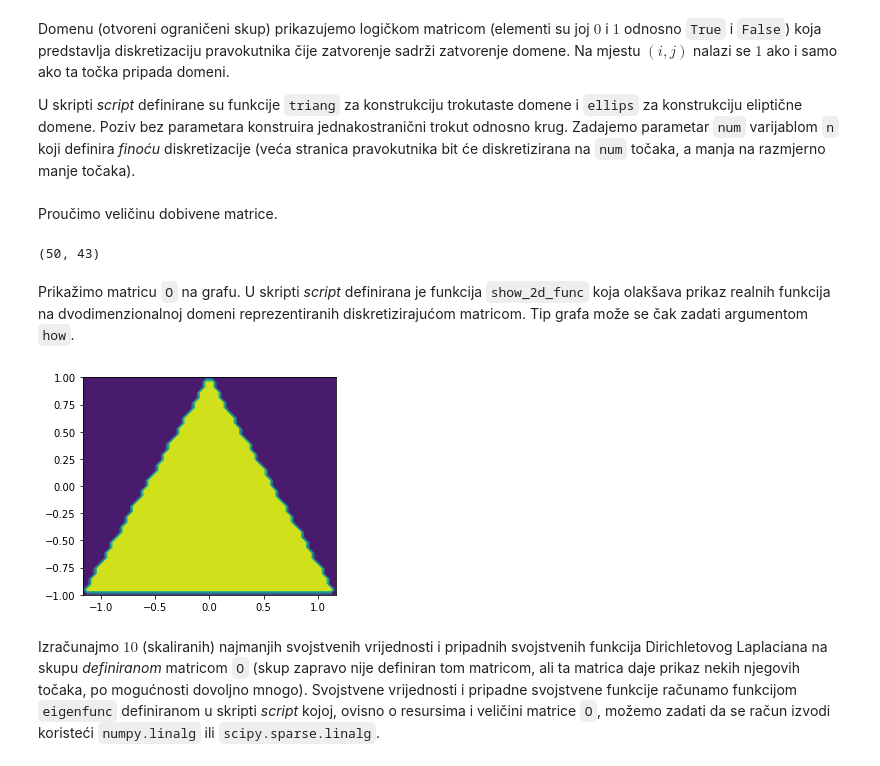
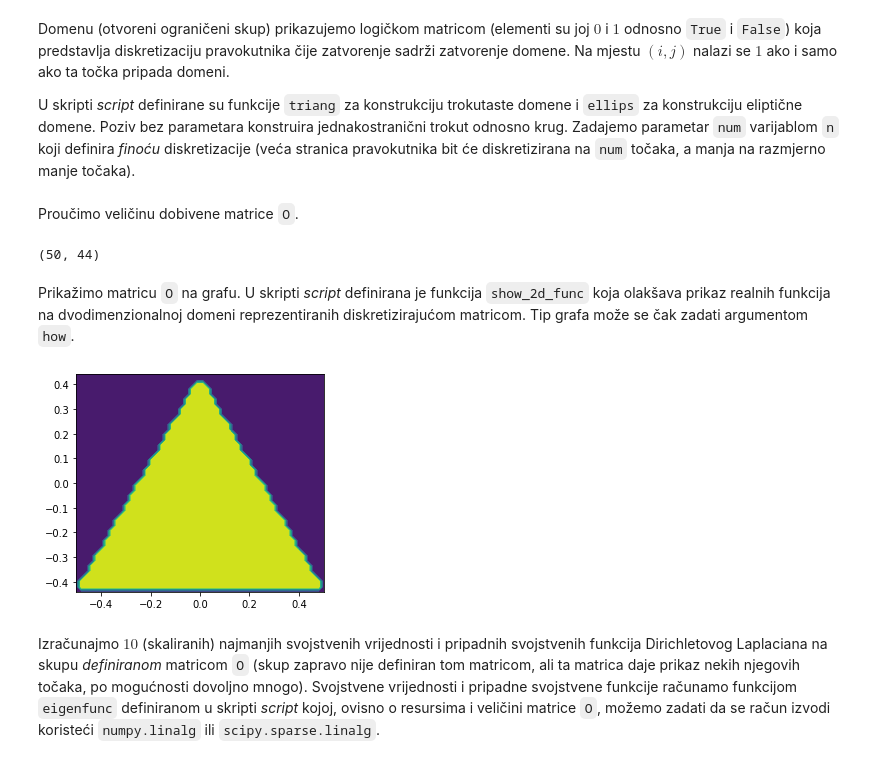
Before and after one commit to DavorPenzar/diplomski, a Jupyter notebook: code/Numericki_racun.ipynb, the cells around one changed output. Cells and saved outputs as stored; diff of their text form; code cells hidden in the pictures.

```diff
--- a/code/Numericki_racun.ipynb
+++ b/code/Numericki_racun.ipynb
@@ -25,25 +25,25 @@ U skripti *script* definirane su funkcije `triang` za konstrukciju trokutaste do
 # %%
 n = 50
 # %%
-O = triang(num = n)
+O, dom = triang(num = n, return_dom = True)
 # %% [markdown]
-Proučimo veličinu dobivene matrice.
+Proučimo veličinu dobivene matrice `O`.
 # %%
 O.shape
 # %% [output]
-(50, 43)
+(50, 44)
 # %% [markdown]
 Prikažimo matricu `O` na grafu. U skripti *script* definirana je funkcija `show_2d_func` koja olakšava prikaz realnih funkcija na dvodimenzionalnoj domeni reprezentiranih diskretizirajućom matricom. Tip grafa može se čak zadati argumentom `how`.
 # %%
 fig, ax = plt.subplots(nrows = 1, ncols = 1)
 
 ax.set_aspect('equal')
 
-show_2d_func(O, ax = ax, how = 'contourf')
+show_2d_func(O, dom = dom, ax = ax, how = 'contourf')
 
 plt.show()
 # %% [output]
-[figure, old version]
+[figure, new version]
 # %% [markdown]
 Izračunajmo $ 10 $ (skaliranih) najmanjih svojstvenih vrijednosti i pripadnih svojstvenih funkcija Dirichletovog Laplaciana na skupu *definiranom* matricom `O` (skup zapravo nije definiran tom matricom, ali ta matrica daje prikaz nekih njegovih točaka, po mogućnosti dovoljno mnogo). Svojstvene vrijednosti i pripadne svojstvene funkcije računamo funkcijom `eigenfunc` definiranom u skripti *script* kojoj, ovisno o resursima i veličini matrice `O`, možemo zadati da se račun izvodi koristeći `numpy.linalg` ili `scipy.sparse.linalg`.
 # %%
```
Also changed, not shown: parts of 3 cells of this notebook, 3 other files.
